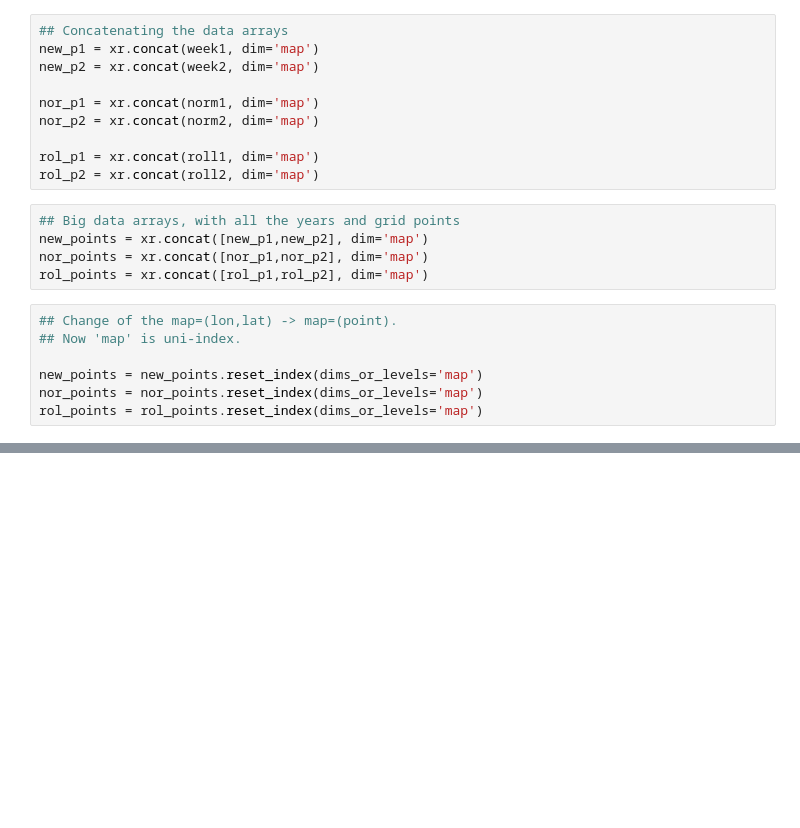
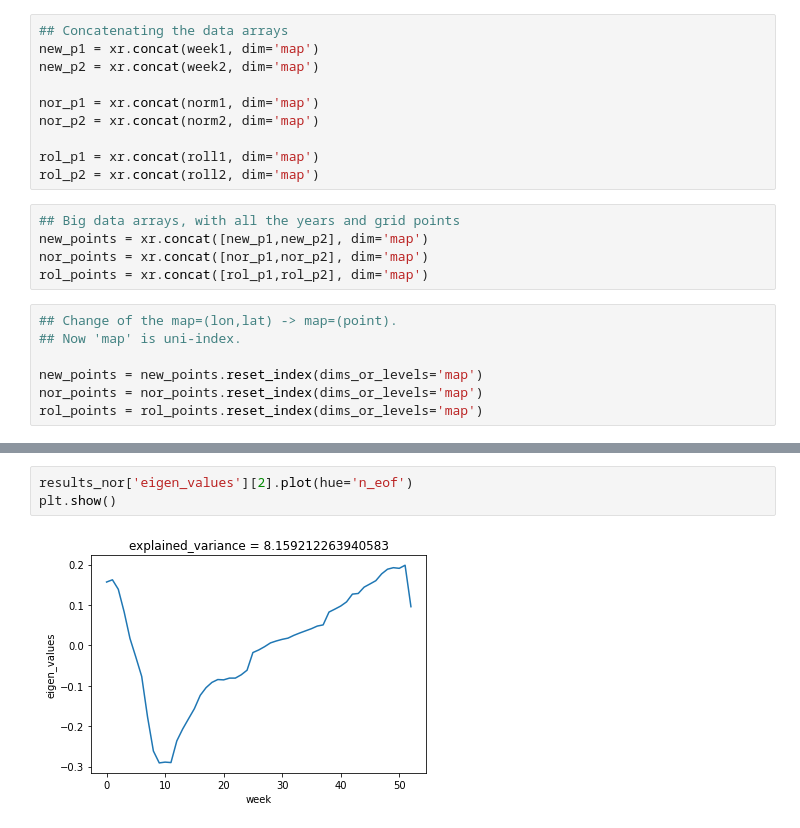
Before and after one commit to LilianG0/MLD-Project, a Jupyter notebook: Notebooks/PCA-2.ipynb, the cells around one changed output, grey strips where cells are left out. Drawn from its saved outputs; the diff is of its cells as text; blank space fills up the shorter version.

```diff
--- a/Notebooks/PCA-2.ipynb
+++ b/Notebooks/PCA-2.ipynb
@@ -448,0 +514,5 @@ print(eigenvalues.shape, reduced_data.shape, expl_variance.shape)
+# %%
+results_nor['eigen_values'][2].plot(hue='n_eof')
+plt.show()
+# %% [output]
+[figure, added]
```
Also changed, not shown: parts of 81 cells of this notebook.
